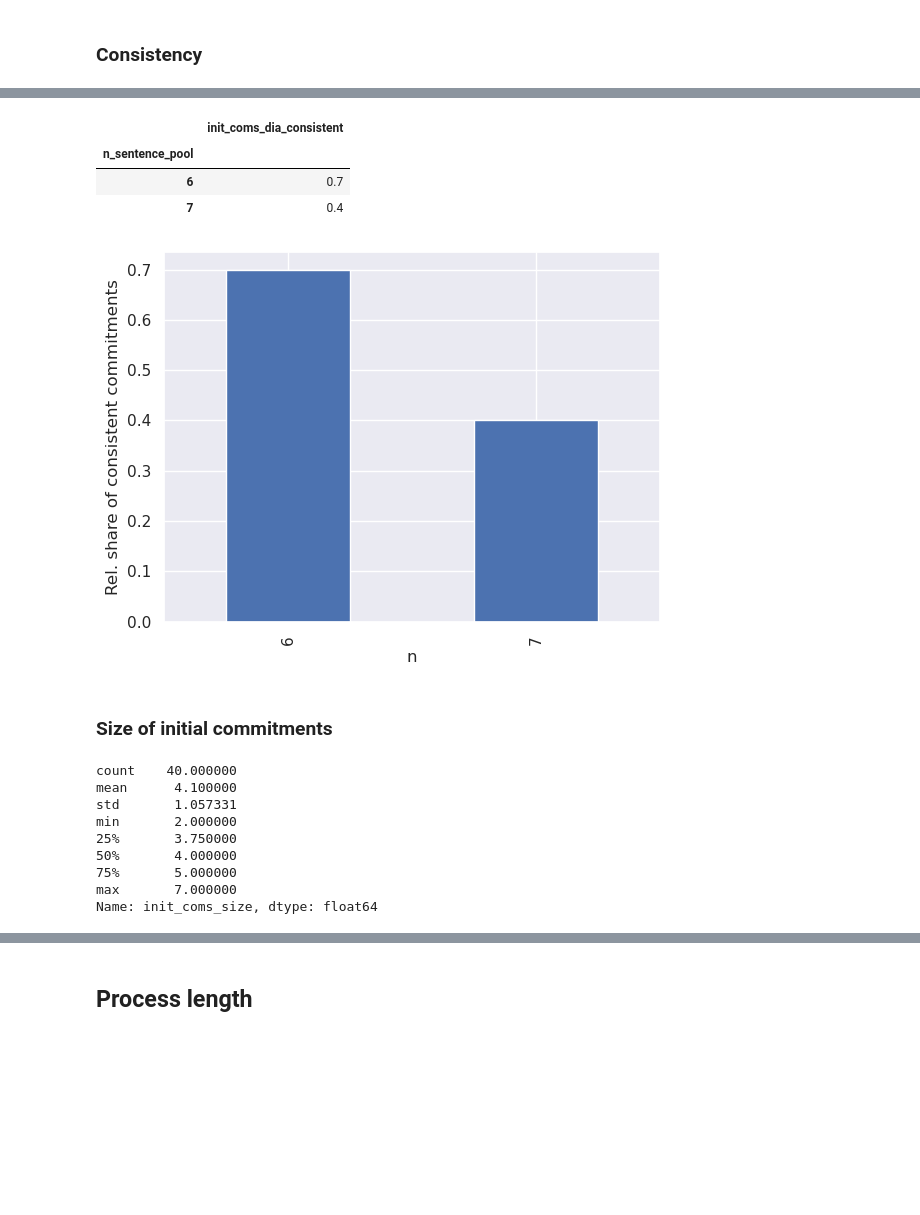
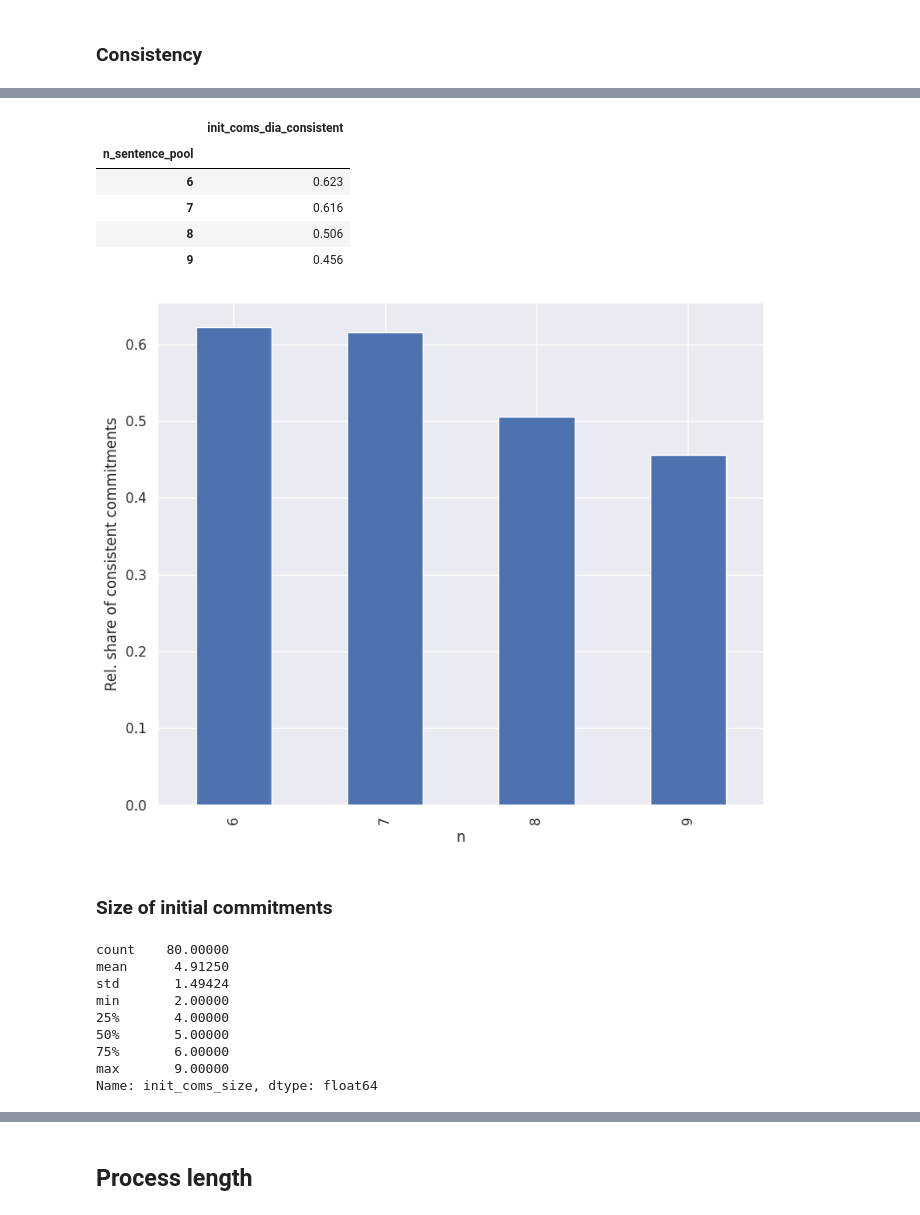
Before and after one commit to re-models/re-technical-report, a Jupyter notebook: notebooks/chapter_general-props.ipynb, the cells around one changed output, grey strips where cells are left out. Cells and saved outputs as stored; diff of their text form; code cells hidden in the pictures; blank space fills up the shorter version.

```diff
--- a/notebooks/chapter_general-props.ipynb
+++ b/notebooks/chapter_general-props.ipynb
@@ -69,6 +80,7 @@ usecols = ['model_name', 'ds', 'init_coms', 'n_sentence_pool', 'error_code' , 'p
 # data_name: one of 'TINY', 'MINI', 'FULL'
 re_data = re_data_by_name(data_name="TINY",
                           usecols=usecols,
+                          data_dir=path.join(Path(getcwd()).parent.absolute(), "data"),
                           filter_erroneous_runs=False)
 # %%
 print(f"The data set contains {sum(re_data['error_code'].isna()==False)}/{len(re_data)} rows of erroneous model runs.")
@@ -178,34 +199,38 @@ print(sum(re_data.drop_duplicates(["init_coms","ds"])["init_coms_dia_consistent"
 # %%
 # mean number for different sentence pools
-rel_consistent_coms = re_data.drop_duplicates(["init_coms","ds","n_sentence_pool"])[["init_coms","ds","n_sentence_pool","init_coms_dia_consistent"]].groupby("n_sentence_pool").mean()
+#rel_consistent_coms = re_data.drop_duplicates(["init_coms","ds","n_sentence_pool"])[["init_coms","ds","n_sentence_pool","init_coms_dia_consistent"]].groupby("n_sentence_pool").mean()
+rel_consistent_coms = re_data.drop_duplicates(["init_coms","ds","n_sentence_pool"])[["n_sentence_pool","init_coms_dia_consistent"]].groupby("n_sentence_pool").mean()
+
 display(rel_consistent_coms)
 ax = rel_consistent_coms.plot(kind="bar")
 plt.xlabel ('n')
 plt.ylabel ('Rel. share of consistent commitments')
 ax.get_legend().remove()
 
 if not on_colab:
     plt.savefig(path.join(figures_output_dir, 'consistency-init-coms.pdf'), bbox_inches='tight')
     plt.savefig(path.join(figures_output_dir, 'consistency-init-coms.png'), bbox_inches='tight')
 # %% [output]
 |  | init_coms_dia_consistent |
 | n_sentence_pool |  |
-| 6 | 0.7 |
-| 7 | 0.4 |
+| 6 | 0.623 |
+| 7 | 0.616 |
+| 8 | 0.506 |
+| 9 | 0.456 |
-[figure, old version]
+[figure, new version]
 # %% [markdown]
 ### Size of initial commitments
 # %%
 re_data.drop_duplicates(["init_coms"])['init_coms_size'].describe()
 # %% [output]
-count    40.000000
-mean      4.100000
-std       1.057331
-min       2.000000
-25%       3.750000
-50%       4.000000
-75%       5.000000
-max       7.000000
+count    80.00000
+mean      4.91250
+std       1.49424
+min       2.00000
+25%       4.00000
+50%       5.00000
+75%       6.00000
+max       9.00000
 Name: init_coms_size, dtype: float64
 # %%
 g = sns.displot(re_data.drop_duplicates(['init_coms', 'n_sentence_pool']), x='init_coms_size',
```
Also changed, not shown: parts of 35 cells of this notebook.
